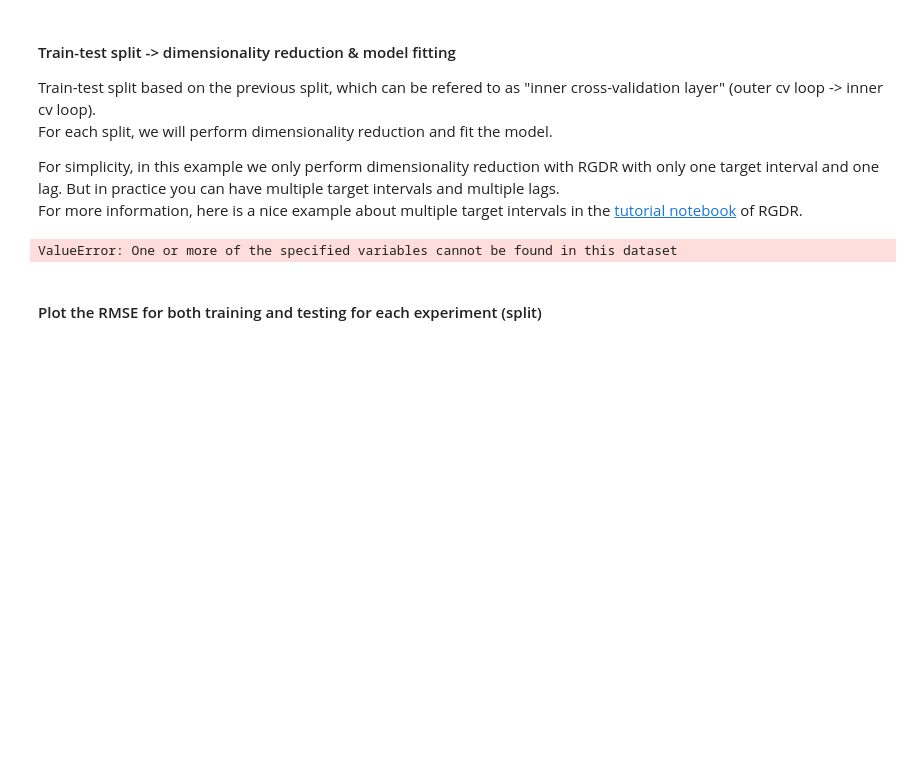
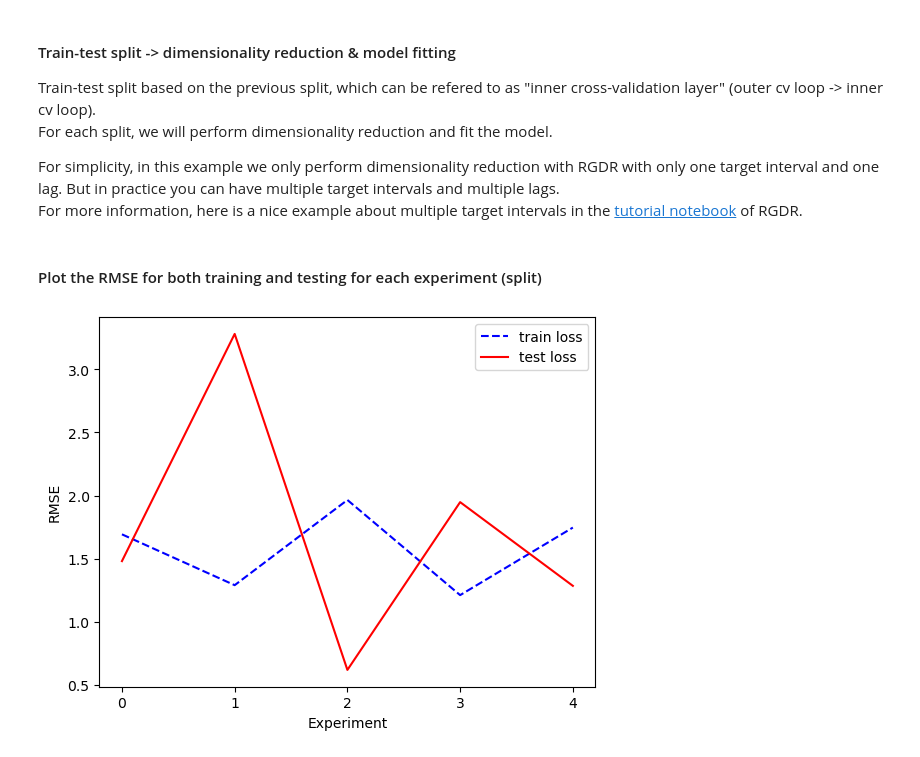
Before and after one commit to AI4S2S/cookbook, a Jupyter notebook: workflow/pred_temperature_ridge.ipynb, the cells around one changed output. Saved outputs shown, nothing was run; the diff lists cells and outputs as text; code cells hidden in the pictures; blank space fills up the shorter version.

```diff
--- a/workflow/pred_temperature_ridge.ipynb
+++ b/workflow/pred_temperature_ridge.ipynb
@@ -125,7 +147,7 @@ train_test_splits = []
 
 # prepare operator for dimensionality reduction
 target_intervals = 1
-lag = 1
+lag = 2
 rgdr = RGDR(
     target_intervals=target_intervals,
     lag=lag,
@@ -159,17 +181,18 @@ for x_train, x_test, y_train, y_test in cv.split(precursor_field_sel, y=target_s
                                          model.predict(clusters_train.isel(i_interval=0))))
     rmse_test.append(mean_squared_error(y_test.isel(i_interval=1),
                                         prediction))
-# %% [output]
-ValueError: One or more of the specified variables cannot be found in this dataset
 # %% [markdown]
 #### Plot the RMSE for both training and testing for each experiment (split)
 # %%
 import matplotlib.pyplot as plt
 fig = plt.figure()
 plt.plot(range(k_fold_splits), rmse_train, "b--", label = "train loss")
 plt.plot(range(k_fold_splits), rmse_test, "r", label = "test loss")
 ax = fig.gca()
 ax.set_xticks(range(k_fold_splits))
 plt.xlabel("Experiment")
 plt.ylabel("RMSE")
+plt.legend()
 plt.show()
+# %% [output]
+[figure, added]
```
Also changed, not shown: parts of 7 cells of this notebook, 9 other files.
